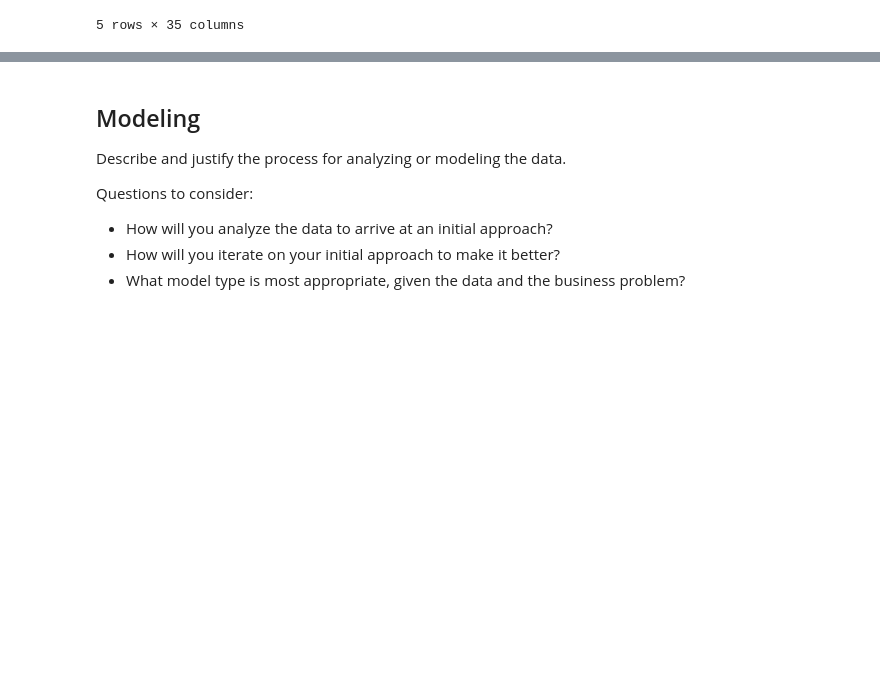
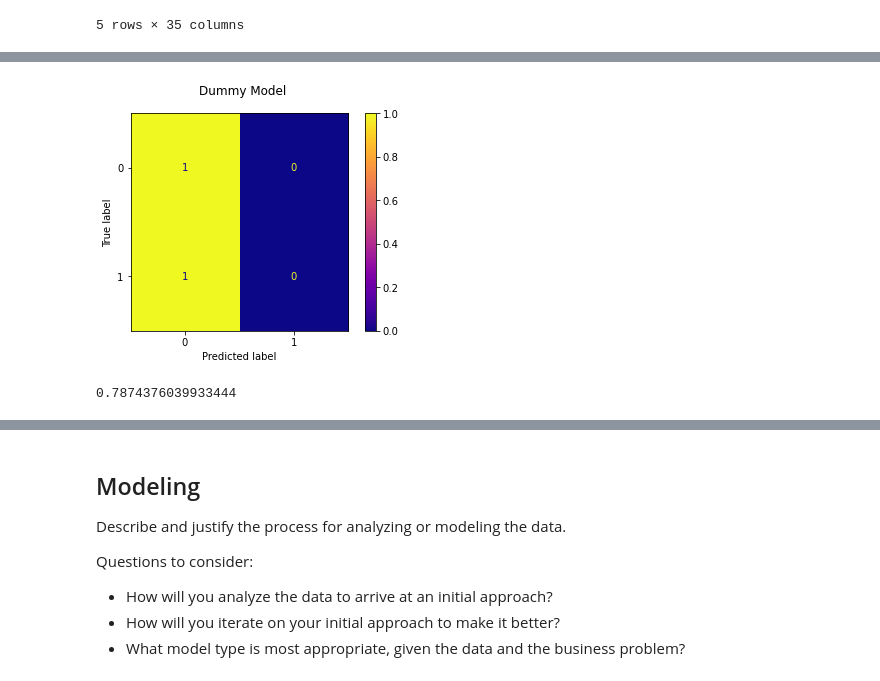
Before and after one commit to emykes/Flu_Vaccination_ML, a Jupyter notebook: Notebooks/Tamiru/Project3_Tamiru.ipynb, the cells around one changed output, grey strips where cells are left out. Cells and saved outputs as stored; diff of their text form; code cells hidden in the pictures; blank space fills up the shorter version.

```diff
--- a/Notebooks/Tamiru/Project3_Tamiru.ipynb
+++ b/Notebooks/Tamiru/Project3_Tamiru.ipynb
@@ -482,0 +479,2 @@ freq_transformer = Pipeline(steps=[
+# %%
+dummy_model.fit(X_tr, y_tr)
@@ -482,0 +502,12 @@ freq_transformer = Pipeline(steps=[
+# %%
+fig, ax = plt.subplots()
+
+fig.suptitle("Dummy Model")
+
+plot_confusion_matrix(dummy_model, X_te, y_te, ax=ax, cmap="plasma", normalize='true');
+# %% [output]
+[figure, added]
+# %%
+dummy_model.score(X_te, y_te)
+# %% [output]
+0.7874376039933444
```
Also changed, not shown: parts of 83 cells of this notebook.
